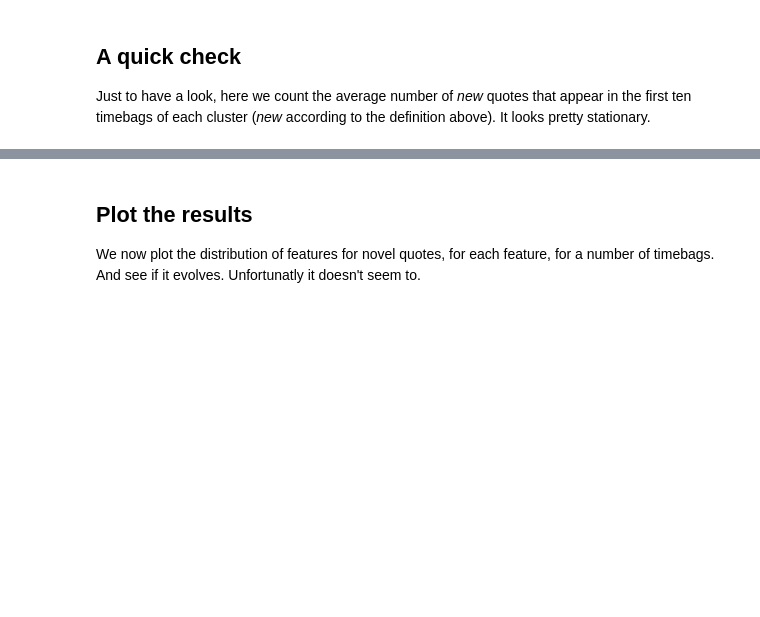
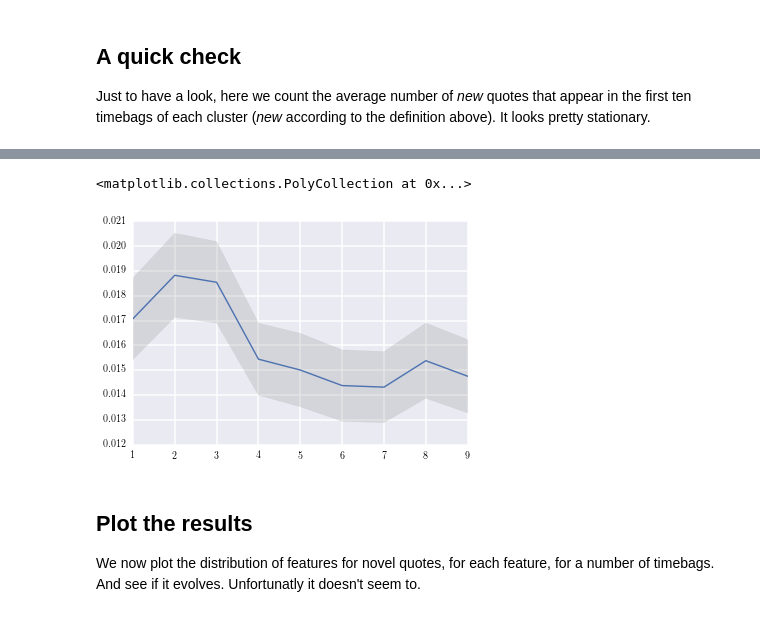
Before and after one commit to wehlutyk/brainscopypaste, a Jupyter notebook: features_timebags_evolution.ipynb, the cells around one changed output, grey strips where cells are left out. Saved outputs shown, nothing was run; the diff lists cells and outputs as text; code cells hidden in the pictures; blank space fills up the shorter version.

```diff
--- a/features_timebags_evolution.ipynb
+++ b/features_timebags_evolution.ipynb
@@ -163,3 +201,12 @@ Loaded from pickle.
+# %%
+x = np.arange(1, min_number_of_timebags)
+y = np_new_quotes_counts.mean(0)
+ci = 1.96 * np_new_quotes_counts.std(0) / np.sqrt(len(np_new_quotes_counts[:, 0]) - 1)
+mpl.pyplot.plot(x, np_new_quotes_counts.mean(0))
+mpl.pyplot.fill_between(x, y - ci, y + ci, alpha=0.2, color='grey')
+# %% [output]
+<matplotlib.collections.PolyCollection at 0x...>
+[figure, added]
 # %% [markdown]
 ## Plot the results
 
```
Also changed, not shown: parts of 4 cells of this notebook, 2 other files.
